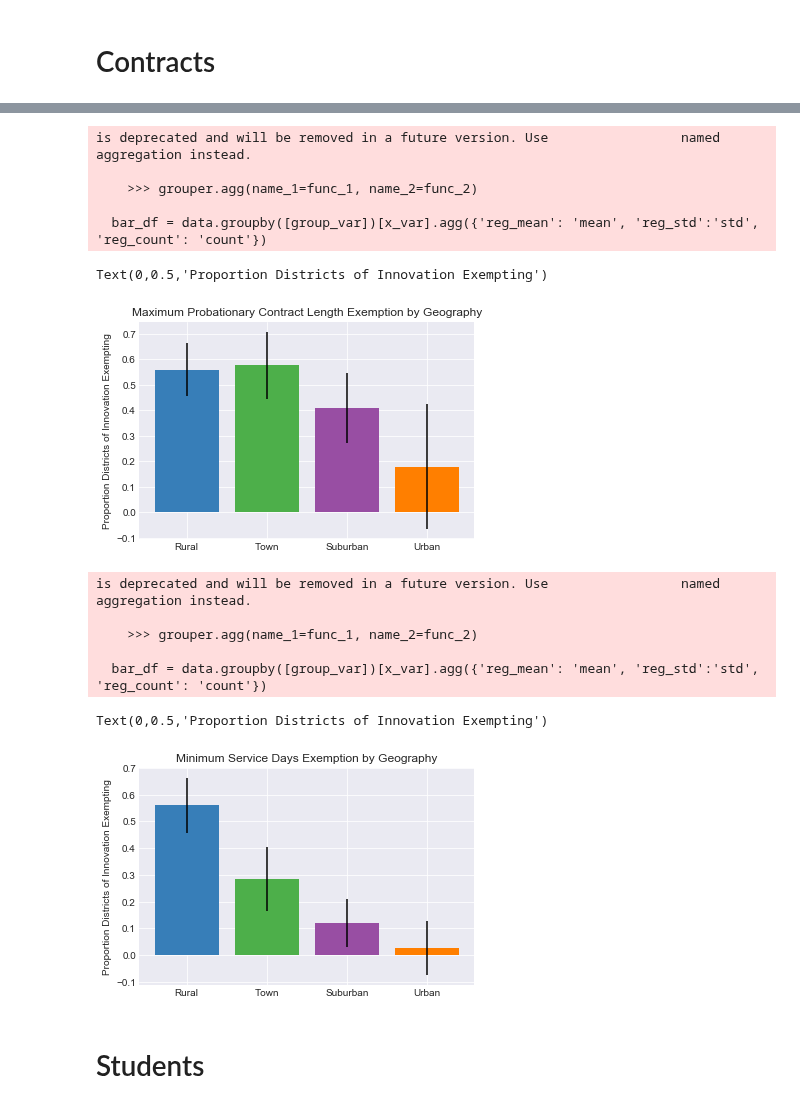
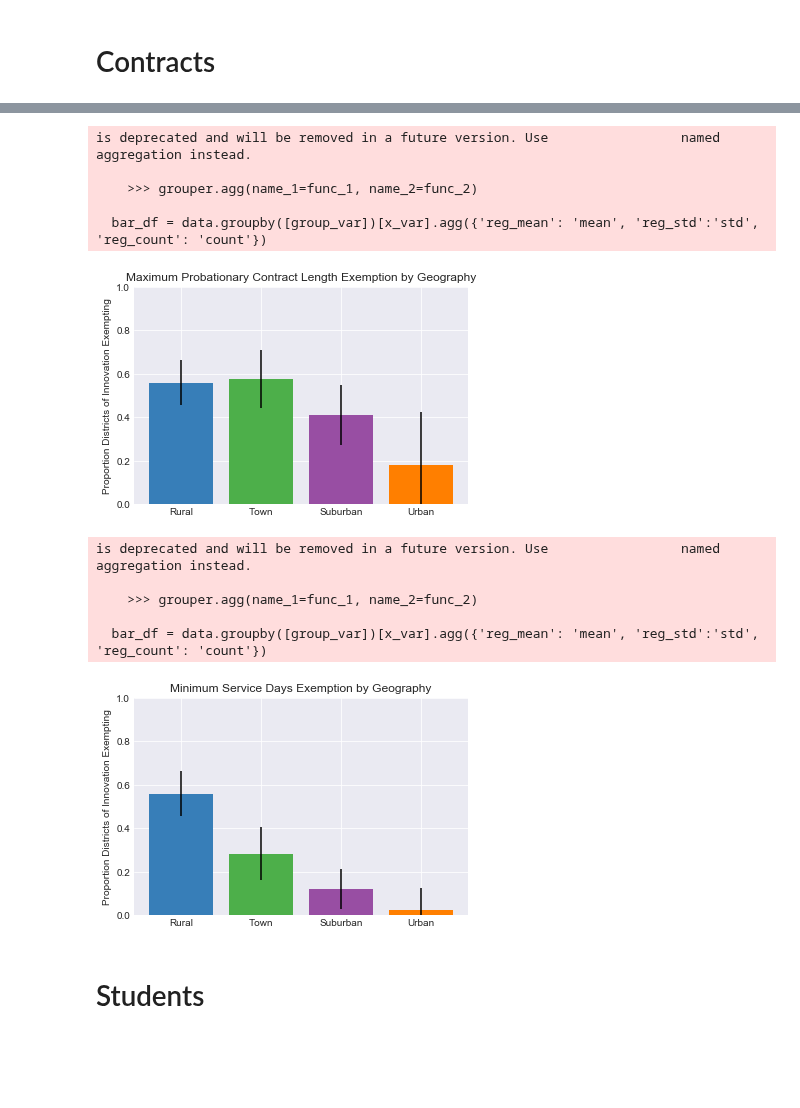
Before and after one commit to KylieLAnglin/dofis, a Jupyter notebook: analysis/descriptive_district/graphs_bar_exemptionsXgeography.ipynb, the cells around one changed output, grey strips where cells are left out. Saved outputs shown, nothing was run; the diff lists cells and outputs as text; code cells hidden in the pictures; blank space fills up the shorter version.

```diff
--- a/analysis/descriptive_district/graphs_bar_exemptionsXgeography.ipynb
+++ b/analysis/descriptive_district/graphs_bar_exemptionsXgeography.ipynb
@@ -158,29 +153,31 @@ is deprecated and will be removed in a future version. Use                 named
 # %%
 bar_df = graphs.create_bar_df(data = data, group_var = 'geography', x_var = 'reg21_102', group_order_dict = geo_order)
 plt.bar(bar_df['geography'], bar_df['reg_mean'], yerr= bar_df['se'] * 1.98 * 2 ,color=palette(bar_df['order']))
 plt.title('Maximum Probationary Contract Length Exemption by Geography')
 plt.ylabel('Proportion Districts of Innovation Exempting')
+plt.ylim(0,1)
+plt.savefig(table_path + 'bar_geo_probation.png', dpi = 600)
 # %% [output]
 is deprecated and will be removed in a future version. Use                 named aggregation instead.
 
     >>> grouper.agg(name_1=func_1, name_2=func_2)
 
   bar_df = data.groupby([group_var])[x_var].agg({'reg_mean': 'mean', 'reg_std':'std', 'reg_count': 'count'})
-Text(0,0.5,'Proportion Districts of Innovation Exempting')
-[figure, old version]
+[figure, new version]
 # %%
 bar_df = graphs.create_bar_df(data = data, group_var = 'geography', x_var = 'reg21_401', group_order_dict = geo_order)
 plt.bar(bar_df['geography'], bar_df['reg_mean'], yerr= bar_df['se'] * 1.98 * 2 ,color=palette(bar_df['order']))
 plt.title('Minimum Service Days Exemption by Geography')
 plt.ylabel('Proportion Districts of Innovation Exempting')
+plt.ylim(0,1)
+plt.savefig(table_path + 'bar_geo_service.png', dpi = 600)
 # %% [output]
 is deprecated and will be removed in a future version. Use                 named aggregation instead.
 
     >>> grouper.agg(name_1=func_1, name_2=func_2)
 
   bar_df = data.groupby([group_var])[x_var].agg({'reg_mean': 'mean', 'reg_std':'std', 'reg_count': 'count'})
-Text(0,0.5,'Proportion Districts of Innovation Exempting')
-[figure, old version]
+[figure, new version]
 # %% [markdown]
 # Students
 # %%
```
Also changed, not shown: parts of 10 cells of this notebook, 2 other files.
